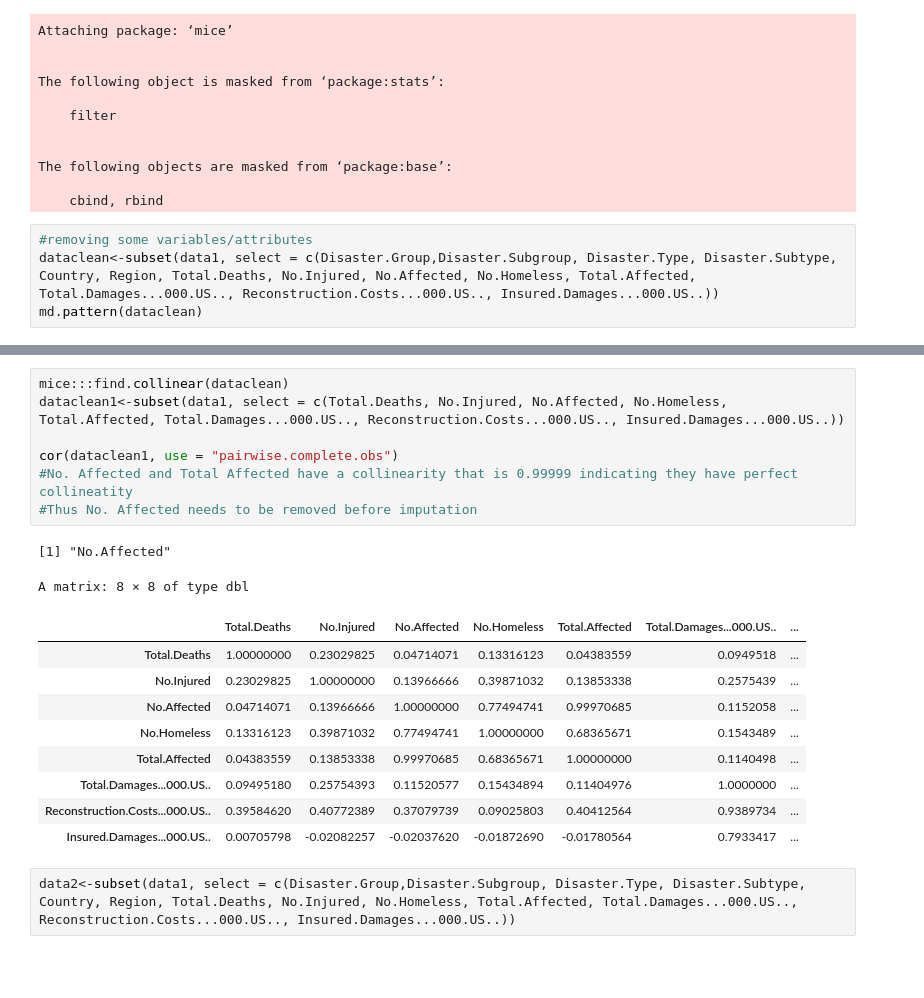
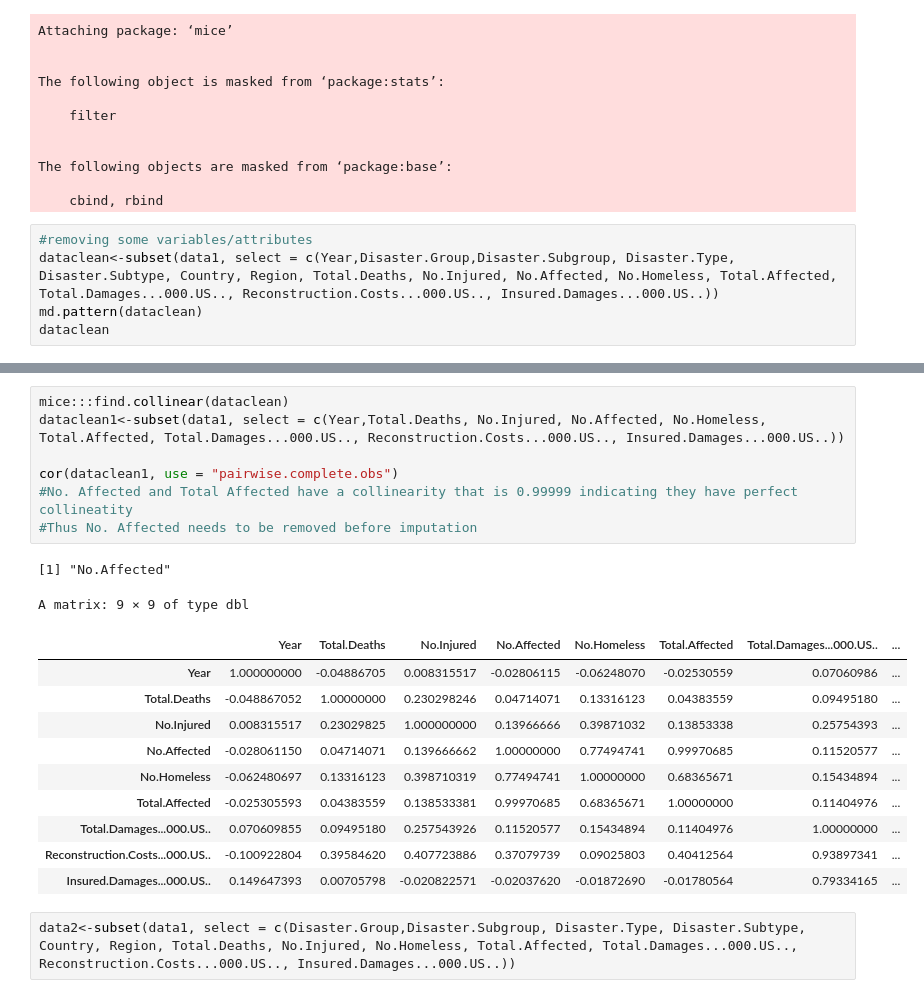
Before and after one commit to najiaahmedd/CIND820_InitialResults, a Jupyter notebook: InitialResults_Imputations&Clustering.ipynb, the cells around one changed output, grey strips where cells are left out. Cells and saved outputs as stored; diff of their text form; blank space fills up the shorter version.

```diff
--- a/InitialResults_Imputations&Clustering.ipynb
+++ b/InitialResults_Imputations&Clustering.ipynb
@@ -23,6 +23,7 @@ The following objects are masked from ‘package:base’:
     cbind, rbind
 # %%
 #removing some variables/attributes
-dataclean<-subset(data1, select = c(Disaster.Group,Disaster.Subgroup, Disaster.Type, Disaster.Subtype, Country, Region, Total.Deaths, No.Injured, No.Affected, No.Homeless, Total.Affected, Total.Damages...000.US.., Reconstruction.Costs...000.US.., Insured.Damages...000.US..))
+dataclean<-subset(data1, select = c(Year,Disaster.Group,Disaster.Subgroup, Disaster.Type, Disaster.Subtype, Country, Region, Total.Deaths, No.Injured, No.Affected, No.Homeless, Total.Affected, Total.Damages...000.US.., Reconstruction.Costs...000.US.., Insured.Damages...000.US..))
 md.pattern(dataclean)
+dataclean
 # %% [output]
@@ -48,22 +68,23 @@ A matrix: 75 × 15 of type dbl
 # %%
 mice:::find.collinear(dataclean)
-dataclean1<-subset(data1, select = c(Total.Deaths, No.Injured, No.Affected, No.Homeless, Total.Affected, Total.Damages...000.US.., Reconstruction.Costs...000.US.., Insured.Damages...000.US..))
+dataclean1<-subset(data1, select = c(Year,Total.Deaths, No.Injured, No.Affected, No.Homeless, Total.Affected, Total.Damages...000.US.., Reconstruction.Costs...000.US.., Insured.Damages...000.US..))
 
 cor(dataclean1, use = "pairwise.complete.obs")
 #No. Affected and Total Affected have a collinearity that is 0.99999 indicating they have perfect collineatity
 #Thus No. Affected needs to be removed before imputation
 # %% [output]
 [1] "No.Affected"
-A matrix: 8 × 8 of type dbl
+A matrix: 9 × 9 of type dbl
-|  | Total.Deaths | No.Injured | No.Affected | No.Homeless | Total.Affected | Total.Damages...000.US.. | ... |
-| Total.Deaths | 1.00000000 | 0.23029825 | 0.04714071 | 0.13316123 | 0.04383559 | 0.0949518 | ... |
-| No.Injured | 0.23029825 | 1.00000000 | 0.13966666 | 0.39871032 | 0.13853338 | 0.2575439 | ... |
-| No.Affected | 0.04714071 | 0.13966666 | 1.00000000 | 0.77494741 | 0.99970685 | 0.1152058 | ... |
-| No.Homeless | 0.13316123 | 0.39871032 | 0.77494741 | 1.00000000 | 0.68365671 | 0.1543489 | ... |
-| Total.Affected | 0.04383559 | 0.13853338 | 0.99970685 | 0.68365671 | 1.00000000 | 0.1140498 | ... |
-| Total.Damages...000.US.. | 0.09495180 | 0.25754393 | 0.11520577 | 0.15434894 | 0.11404976 | 1.0000000 | ... |
-| Reconstruction.Costs...000.US.. | 0.39584620 | 0.40772389 | 0.37079739 | 0.09025803 | 0.40412564 | 0.9389734 | ... |
-| Insured.Damages...000.US.. | 0.00705798 | -0.02082257 | -0.02037620 | -0.01872690 | -0.01780564 | 0.7933417 | ... |
+|  | Year | Total.Deaths | No.Injured | No.Affected | No.Homeless | Total.Affected | Total.Damages...000.US.. | ... |
+| Year | 1.000000000 | -0.04886705 | 0.008315517 | -0.02806115 | -0.06248070 | -0.02530559 | 0.07060986 | ... |
+| Total.Deaths | -0.048867052 | 1.00000000 | 0.230298246 | 0.04714071 | 0.13316123 | 0.04383559 | 0.09495180 | ... |
+| No.Injured | 0.008315517 | 0.23029825 | 1.000000000 | 0.13966666 | 0.39871032 | 0.13853338 | 0.25754393 | ... |
+| No.Affected | -0.028061150 | 0.04714071 | 0.139666662 | 1.00000000 | 0.77494741 | 0.99970685 | 0.11520577 | ... |
+| No.Homeless | -0.062480697 | 0.13316123 | 0.398710319 | 0.77494741 | 1.00000000 | 0.68365671 | 0.15434894 | ... |
+| Total.Affected | -0.025305593 | 0.04383559 | 0.138533381 | 0.99970685 | 0.68365671 | 1.00000000 | 0.11404976 | ... |
+| Total.Damages...000.US.. | 0.070609855 | 0.09495180 | 0.257543926 | 0.11520577 | 0.15434894 | 0.11404976 | 1.00000000 | ... |
+| Reconstruction.Costs...000.US.. | -0.100922804 | 0.39584620 | 0.407723886 | 0.37079739 | 0.09025803 | 0.40412564 | 0.93897341 | ... |
+| Insured.Damages...000.US.. | 0.149647393 | 0.00705798 | -0.020822571 | -0.02037620 | -0.01872690 | -0.01780564 | 0.79334165 | ... |
 # %%
 data2<-subset(data1, select = c(Disaster.Group,Disaster.Subgroup, Disaster.Type, Disaster.Subtype, Country, Region, Total.Deaths, No.Injured, No.Homeless, Total.Affected, Total.Damages...000.US.., Reconstruction.Costs...000.US.., Insured.Damages...000.US..))
 # %%
```
Also changed, not shown: parts of 2 cells of this notebook.
